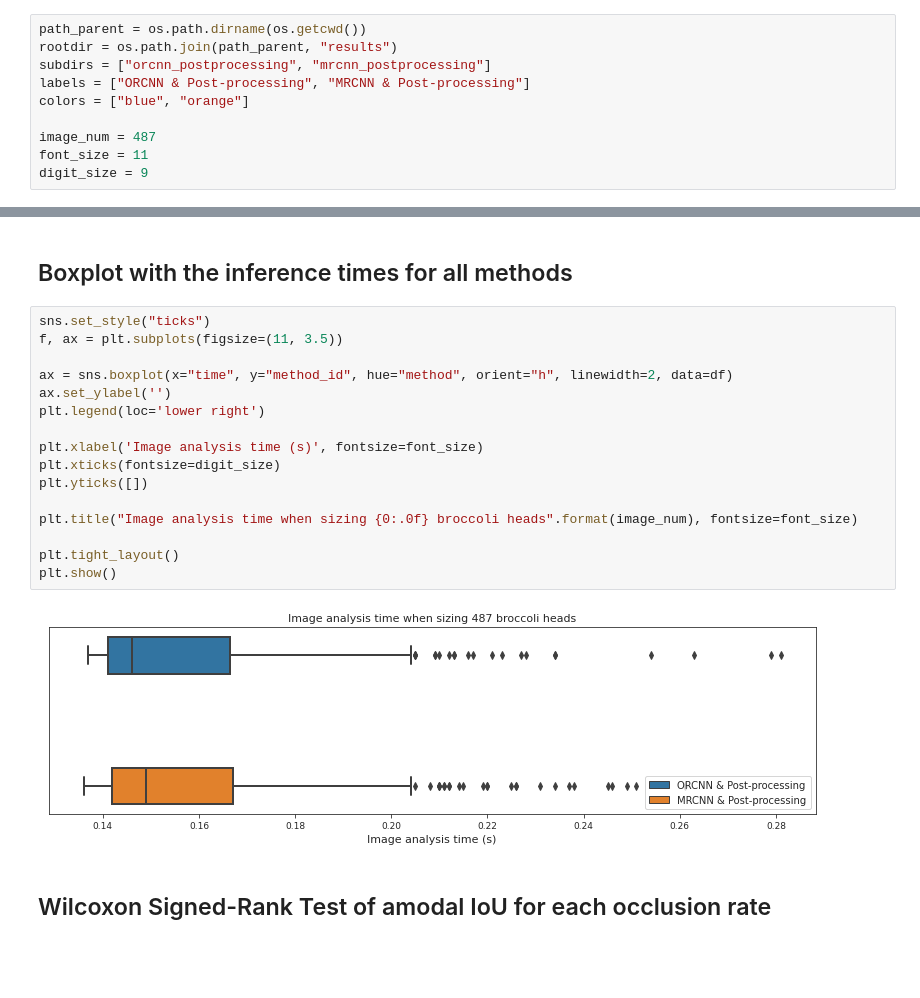
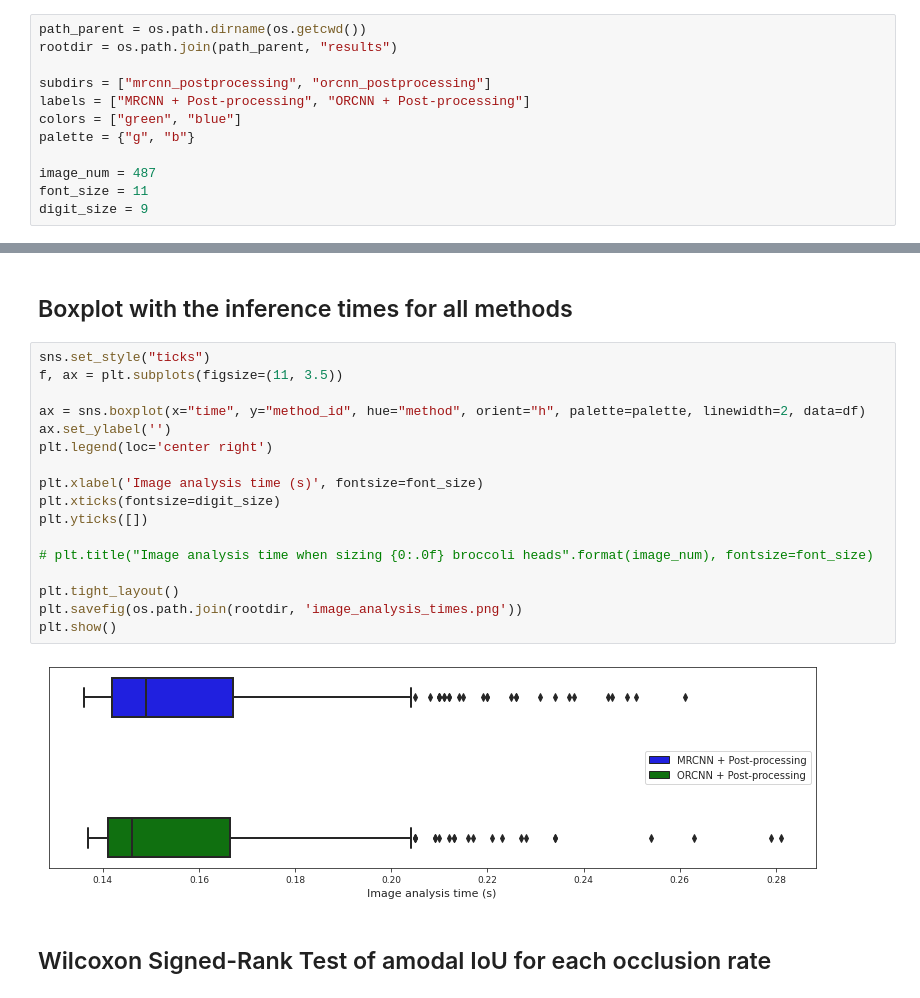
Before and after one commit to pieterblok/sizecnn, a Jupyter notebook: utils/statistics_and_visualize_results_from_the_two_methods.ipynb, the cells around one changed output, grey strips where cells are left out. Cells and saved outputs as stored; diff of their text form; blank space fills up the shorter version.

```diff
--- a/utils/statistics_and_visualize_results_from_the_two_methods.ipynb
+++ b/utils/statistics_and_visualize_results_from_the_two_methods.ipynb
@@ -21,9 +21,11 @@ from sklearn.metrics import mean_squared_error
 # %%
 path_parent = os.path.dirname(os.getcwd())
 rootdir = os.path.join(path_parent, "results")
-subdirs = ["orcnn_postprocessing", "mrcnn_postprocessing"]
-labels = ["ORCNN & Post-processing", "MRCNN & Post-processing"]
-colors = ["blue", "orange"]
+
+subdirs = ["mrcnn_postprocessing", "orcnn_postprocessing"]
+labels = ["MRCNN + Post-processing", "ORCNN + Post-processing"]
+colors = ["green", "blue"]
+palette = {"g", "b"}
 
 image_num = 487
 font_size = 11
@@ -266,21 +309,22 @@ plt.show()
 # %%
 sns.set_style("ticks")
 f, ax = plt.subplots(figsize=(11, 3.5))
 
-ax = sns.boxplot(x="time", y="method_id", hue="method", orient="h", linewidth=2, data=df)
+ax = sns.boxplot(x="time", y="method_id", hue="method", orient="h", palette=palette, linewidth=2, data=df)
 ax.set_ylabel('')
-plt.legend(loc='lower right')
+plt.legend(loc='center right')
 
 plt.xlabel('Image analysis time (s)', fontsize=font_size)
 plt.xticks(fontsize=digit_size)
 plt.yticks([])
 
-plt.title("Image analysis time when sizing {0:.0f} broccoli heads".format(image_num), fontsize=font_size)
+# plt.title("Image analysis time when sizing {0:.0f} broccoli heads".format(image_num), fontsize=font_size)
 
 plt.tight_layout()
+plt.savefig(os.path.join(rootdir, 'image_analysis_times.png'))
 plt.show()
 # %% [output]
-[figure, old version]
+[figure, new version]
 # %% [markdown]
 ## Wilcoxon Signed-Rank Test of amodal IoU for each occlusion rate
 # %%
```
Also changed, not shown: parts of 12 cells of this notebook, 2 other files.
